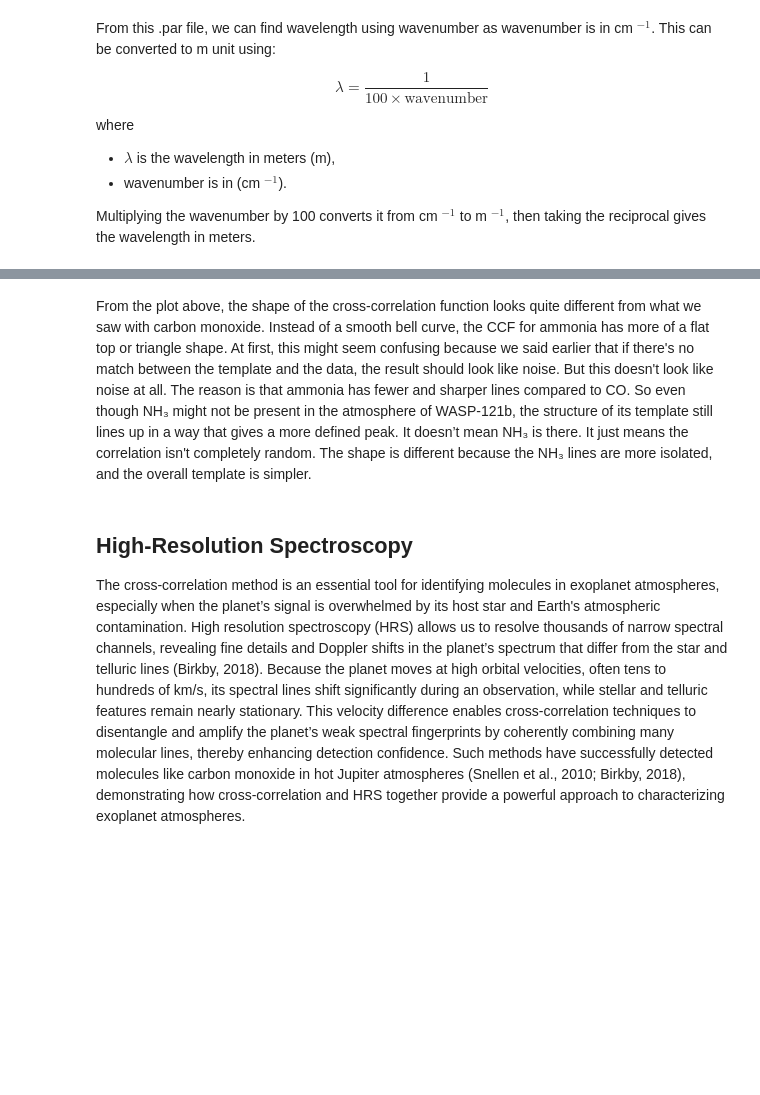
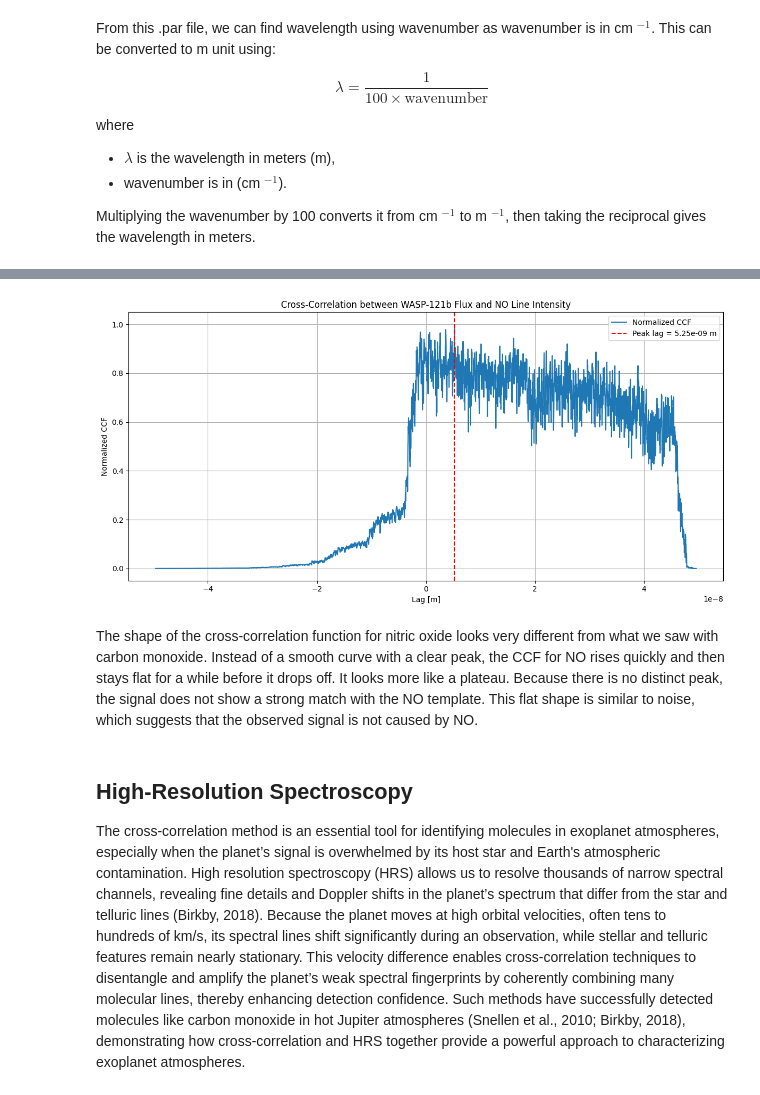
Before and after one commit to Patsrnpt/Atmospheric_Velocity, a Jupyter notebook: _sources/Atmospheric_Velocity_Document.ipynb, the cells around one changed output, grey strips where cells are left out. Cells and saved outputs as stored; diff of their text form; code cells hidden in the pictures; blank space fills up the shorter version.

```diff
--- a/_sources/Atmospheric_Velocity_Document.ipynb
+++ b/_sources/Atmospheric_Velocity_Document.ipynb
@@ -522,39 +551,41 @@ plt.show()
 # %%
-# interpolate NH3 intensity to match the WASP-121b wavelength grid
-interp_NH3 = interp1d(df_NH3_sorted['wavelength_m'], df_NH3_sorted['intensity'], kind = 'linear', bounds_error = False, fill_value = 0)
-NH3_on_121_grid = interp_NH3(wavelength_121)
+# interpolate NO intensity to match the WASP-121b wavelength grid
+interp_NO = interp1d(df_NO_sorted['wavelength_m'], df_NO_sorted['intensity'], kind = 'linear', bounds_error = False, fill_value = 0)
+NO_on_121_grid = interp_NO(wavelength_121)
 
 # use full WASP-121b wavelength grid
 flux_valid = flux_121
-NH3_valid = NH3_on_121_grid
+NO_valid = NO_on_121_grid
 wavelength_valid = wavelength_121
 
 # normalized cross-correlation
-ccf_signal = np.correlate(flux_valid, NH3_valid, mode = 'full')
+ccf_signal = np.correlate(flux_valid, NO_valid, mode = 'full')
 normalized_ccf_signal = ccf_signal / np.max(np.abs(ccf_signal))
 
 # define lag axis based on full wavelength grid
-lags = np.arange(-len(NH3_valid) + 1, len(NH3_valid))
+lags = np.arange(-len(NO_valid) + 1, len(NO_valid))
 dlambda = np.median(np.diff(wavelength_valid))
 lags_lambda = lags * dlambda
 
 # find peak index and lag
 peak_index = np.argmax(normalized_ccf_signal)
 peak_lag = lags_lambda[peak_index]
 
 # plot
 plt.figure(figsize = (12, 6))
 plt.plot(lags_lambda, normalized_ccf_signal, label = 'Normalized CCF')
 plt.axvline(x = peak_lag, color = 'red', linestyle = '--', label = f'Peak lag = {peak_lag:.2e} m')
-plt.title('Cross-Correlation between WASP-121b Flux and NH3 Line Intensity')
+plt.title('Cross-Correlation between WASP-121b Flux and NO Line Intensity')
 plt.xlabel('Lag [m]')
 plt.ylabel('Normalized CCF')
 plt.legend()
 plt.grid(True)
 plt.tight_layout()
 plt.show()
+# %% [output]
+[figure, added]
 # %% [markdown]
-From the plot above, the shape of the cross-correlation function looks quite different from what we saw with carbon monoxide. Instead of a smooth bell curve, the CCF for ammonia has more of a flat top or triangle shape. At first, this might seem confusing because we said earlier that if there's no match between the template and the data, the result should look like noise. But this doesn't look like noise at all. The reason is that ammonia has fewer and sharper lines compared to CO. So even though NH₃ might not be present in the atmosphere of WASP-121b, the structure of its template still lines up in a way that gives a more defined peak. It doesn’t mean NH₃ is there. It just means the correlation isn't completely random. The shape is different because the NH₃ lines are more isolated, and the overall template is simpler.
+The shape of the cross-correlation function for nitric oxide looks very different from what we saw with carbon monoxide. Instead of a smooth curve with a clear peak, the CCF for NO rises quickly and then stays flat for a while before it drops off. It looks more like a plateau. Because there is no distinct peak, the signal does not show a strong match with the NO template. This flat shape is similar to noise, which suggests that the observed signal is not caused by NO.
 # %% [markdown]
 ## High-Resolution Spectroscopy
 
```
Also changed, not shown: parts of 22 cells of this notebook, 22 other files.
